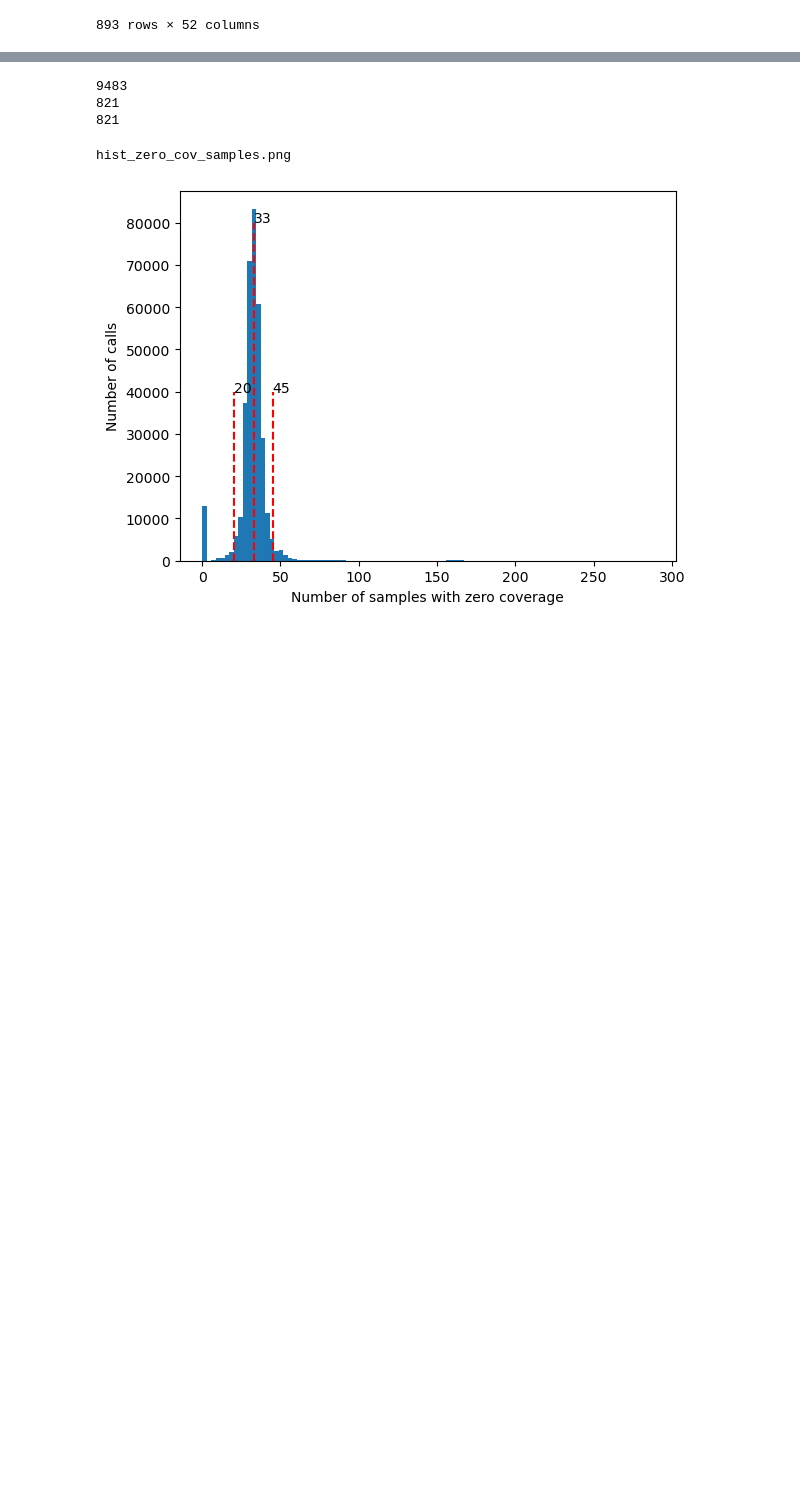
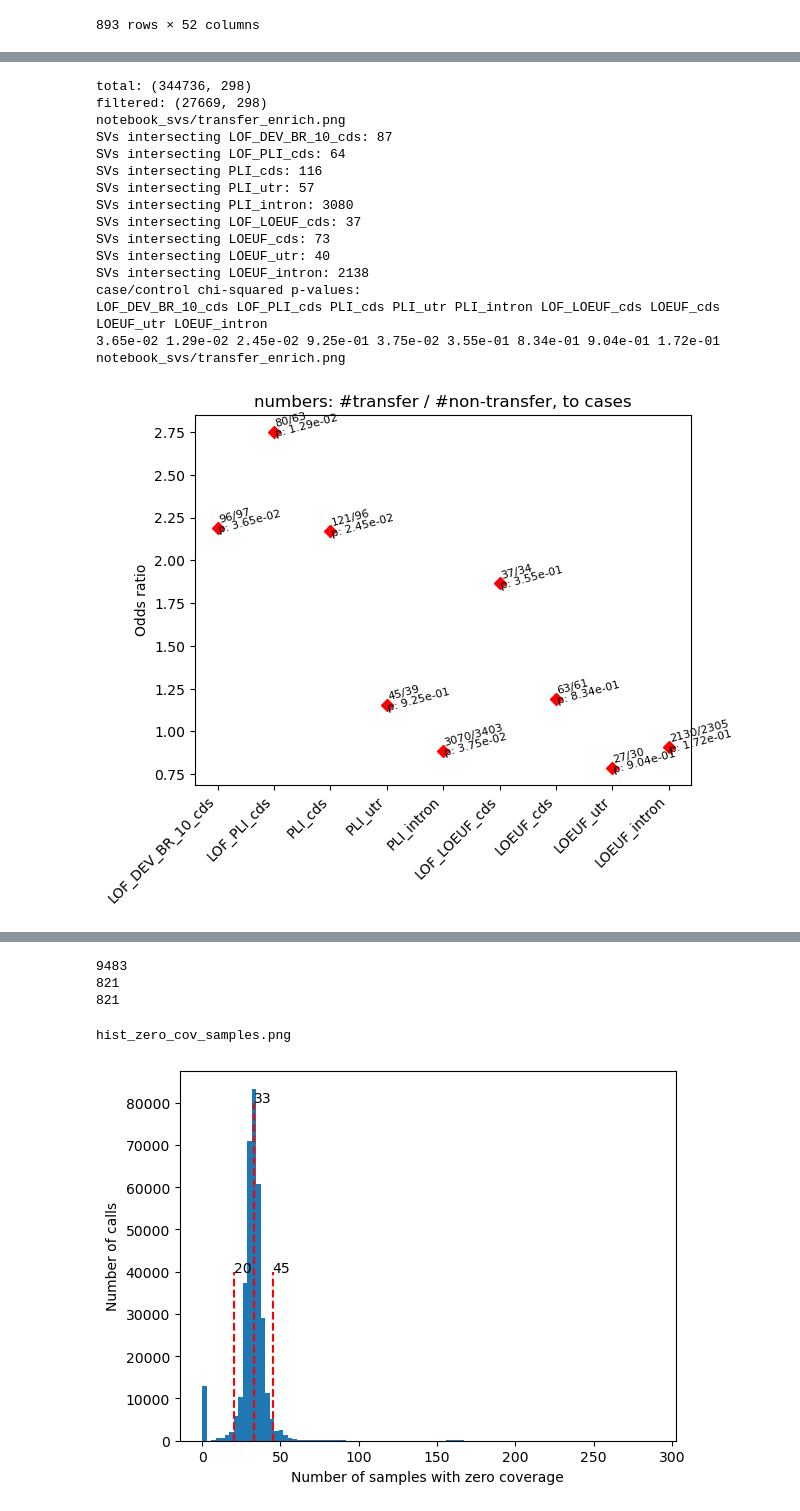
Before and after one commit to mldmort/SV_process, a Jupyter notebook: notebook_svs.ipynb, the cells around one changed output, grey strips where cells are left out. Saved outputs shown, nothing was run; the diff lists cells and outputs as text; code cells hidden in the pictures; blank space fills up the shorter version.

```diff
--- a/notebook_svs.ipynb
+++ b/notebook_svs.ipynb
@@ -713,9 +922,10 @@ writing the output...
 # %%
-def get_df_flt(df, flt_name, svtypes, ext_col=None, flt_sd_art=True):
+def get_df_flt(df, flt_name, svtypes, ext_col=None, flt_sd_art=True, freq_thr=1):
     if not ext_col:
-        df_flt = df.loc[(df[f'NUM_{flt_name}'] > 0) & (df.SVTYPE.isin(svtypes))]
+        df_flt = df.loc[((df[f'NUM_{flt_name}'] > 0) | (df['NUM_IL_SAMPLES'] > 0)) & (df.SVTYPE.isin(svtypes))]
     else:
-        df_flt = df.loc[(df[f'NUM_{flt_name}'] > 0) & (df.SVTYPE.isin(svtypes)) & (df[ext_col]==1)]
+        df_flt = df.loc[((df[f'NUM_{flt_name}'] > 0) | (df['NUM_IL_SAMPLES'] > 0)) & (df.SVTYPE.isin(svtypes)) & (df[ext_col]==1)]
     if flt_sd_art:
         df_flt = df_flt.loc[~((df_flt.SD_ART==1) & (df_flt.PLATFORM=='LR'))]
+    df_flt = df_flt.loc[df_flt[f'freq_{flt_name}']<=freq_thr]
     return df_flt
@@ -731,6 +958,9 @@ consts_subsec_1 = ['PLI_cds', 'PLI_utr', 'PLI_intron',
 consts_subsec_2 = ['FDR_ASD_cds', 'FDR_ASD_utr', 'FDR_ASD_intron',
                    'FDR_DD_cds', 'FDR_DD_utr', 'FDR_DD_intron',
                    'FDR_NDD_cds', 'FDR_NDD_utr', 'FDR_NDD_intron']
+consts_subsec_3 = ['PLIp9_cds', 'PLIp9_utr', 'PLIp9_intron',
+                   'LOWPLI_cds', 'LOWPLI_utr', 'LOWPLI_intron']
+dev_br_10 = ['DEV_BR_GENE_10', 'DEV_BR_GENE_10_cds', 'DEV_BR_GENE_10_utr', 'DEV_BR_GENE_10_intron']
 dev_br_20 = ['DEV_BR_GENE_20', 'DEV_BR_GENE_20_cds', 'DEV_BR_GENE_20_utr', 'DEV_BR_GENE_20_intron']
 dev_br_30 = ['DEV_BR_GENE_30', 'DEV_BR_GENE_30_cds', 'DEV_BR_GENE_30_utr', 'DEV_BR_GENE_30_intron']
 dev_br_40 = ['DEV_BR_GENE_40', 'DEV_BR_GENE_40_cds', 'DEV_BR_GENE_40_utr', 'DEV_BR_GENE_40_intron']
@@ -741,27 +971,32 @@ lof_plus_consts = ['LOF_DEV_BR_10_cds', 'LOF_PLI_cds', 'PLI_cds', 'PLI_utr', 'PL
 lof_plus_consts2 = ['LOF_DEV_BR_10_cds', 'LOF_PLI_cds', 'PLI_cds', 'PLI_utr', 'PLI_intron',
                    'LOF_LOWPLI_cds',  'LOWPLI_cds', 'LOWPLI_utr', 'LOWPLI_intron']
 lof_plus_consts3 = ['LOF_PLIp9_cds', 'PLIp9_cds', 'PLIp9_utr', 'PLIp9_intron']
+lof_plus_consts4 = ['LOF_FDR_ASD_cds', 'LOF_FDR_DD_cds', 'LOF_FDR_NDD_cds']
+lof_plus_consts5 = ['PLIp9_LOF_DEV_BR_10_cds',
+                    'PLIp9_DEV_BR_GENE_10',
+                    'PLIp9_DEV_BR_GENE_10_cds', 'PLIp9_DEV_BR_GENE_10_utr', 'PLIp9_DEV_BR_GENE_10_intron']
 # %%
-#lof_plus_consts = ['LOF_DEV_BR_10_cds', 'LOF_PLI_cds', 'PLI_cds', 'PLI_utr', 'PLI_intron',
-#                   'LOF_LOEUF_cds', 'LOEUF_cds', 'LOEUF_utr', 'LOEUF_intron']
+### write counts for each sample for R script
 
 fts = (biotypes + pc_subsec + consts_1 + consts_2 + consts_subsec_1 + consts_subsec_2 +
-       dev_br_20 + dev_br_30 + dev_br_40 + dev_br_50 + lof_dev_br + lof_plus_consts + lof_plus_consts2 + lof_plus_consts3)
+       dev_br_10 + dev_br_20 + dev_br_30 + dev_br_40 + dev_br_50 + lof_dev_br +
+       lof_plus_consts + lof_plus_consts2 + lof_plus_consts3 + lof_plus_consts4 + lof_plus_consts5)
 
 flt_name = 'AD3_SAMPLES'
-include_svtypes = ['INS', 'DEL', 'DUP', 'INV']
+include_svtypes = ['INS', 'DEL', 'DUP', 'INV', '.']
 
 # filter for main svtypes and quality
-df_flt = get_df_flt(df, flt_name, include_svtypes, flt_sd_art=True)
+df_flt = get_df_flt(df, flt_name, include_svtypes, flt_sd_art=True, freq_thr=0.05)
 print(f'total: {df.shape}')
 print(f'filtered: {df_flt.shape}')
 
 samples_col = 'AD2_SAMPLES'
+#samples_col = 'AD3_SAMPLES'
 df_main = pd.DataFrame(df_pca_flt)
 for ft in fts:
-    print(ft)
+    #print(ft)
     this_df = df_flt.loc[df_flt[f'X_{ft}'] == 1]
-    temp = this_df[samples_col].str.split(',').tolist()
+    temp = this_df[samples_col].str.split(',').tolist() + this_df['IL_SAMPLES_LR'].str.split(',').tolist()
     this_samples_list = []
     for x in temp:
         this_samples_list.extend(x)
@@ -771,7 +1006,8 @@ for ft in fts:
     df_main[f'count_{ft}'] = count_col
 
 display(df_main)
-file_out = 'main_df_toR.csv'
+file_out = 'main_df_toR_freq05_LRIL.csv'
 print(f'writing {file_out}')
 df_main.to_csv(file_out, sep=',', header=True, index=False)
+print('+'*40)
 # %% [output]
@@ -841,0 +1165,31 @@ display(covariates)
+# %%
+fts = lof_plus_consts
+flt_name = 'AD3_SAMPLES'
+include_svtypes = ['INS', 'DEL', 'DUP', 'INV', '.']
+
+# filter for main svtypes and quality
+df_flt = get_df_flt(df, flt_name, include_svtypes, flt_sd_art=True, freq_thr=0.05)
+print(f'total: {df.shape}')
+print(f'filtered: {df_flt.shape}')
+
+fig_name = dir_fig + 'transfer_enrich.png'
+print(fig_name)
+plot_tran_enrich(df_flt, fts, flt_name, fig_name, AR='auto', dx1=0.03, dx2=0.03)
+# %% [output]
+total: (344736, 298)
+filtered: (27669, 298)
+notebook_svs/transfer_enrich.png
+SVs intersecting LOF_DEV_BR_10_cds: 87
+SVs intersecting LOF_PLI_cds: 64
+SVs intersecting PLI_cds: 116
+SVs intersecting PLI_utr: 57
+SVs intersecting PLI_intron: 3080
+SVs intersecting LOF_LOEUF_cds: 37
+SVs intersecting LOEUF_cds: 73
+SVs intersecting LOEUF_utr: 40
+SVs intersecting LOEUF_intron: 2138
+case/control chi-squared p-values:
+LOF_DEV_BR_10_cds LOF_PLI_cds PLI_cds PLI_utr PLI_intron LOF_LOEUF_cds LOEUF_cds LOEUF_utr LOEUF_intron
+3.65e-02 1.29e-02 2.45e-02 9.25e-01 3.75e-02 3.55e-01 8.34e-01 9.04e-01 1.72e-01
+notebook_svs/transfer_enrich.png
+[figure, added]
```
Also changed, not shown: parts of 30 cells of this notebook, 5 other files.
